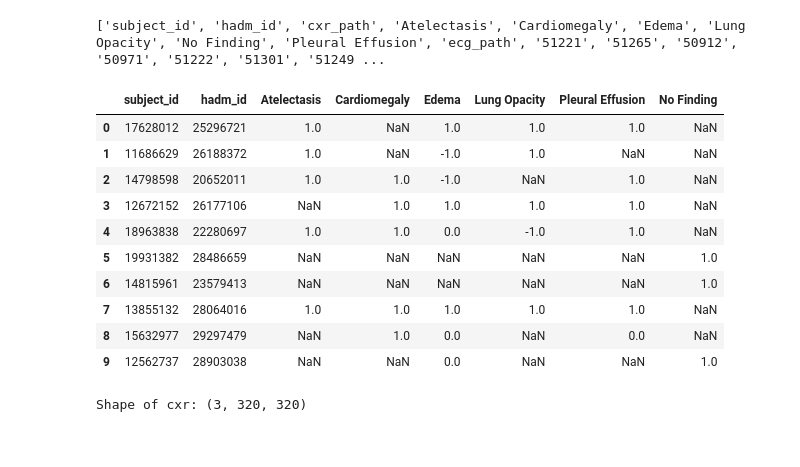
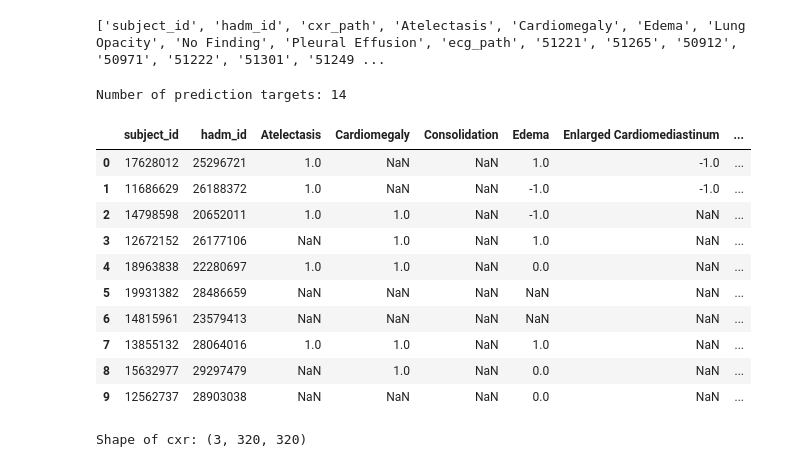
Before and after one commit to rittick-create/Pipeline1, a Jupyter notebook: Pipeline2/dataset/symile_mimic_data.ipynb, the cells around one changed output. Cells and saved outputs as stored; diff of their text form; code cells hidden in the pictures.

```diff
--- a/Pipeline2/dataset/symile_mimic_data.ipynb
+++ b/Pipeline2/dataset/symile_mimic_data.ipynb
@@ -36,28 +36,26 @@ print(train_df.columns.tolist())
 # %% [output]
 ['subject_id', 'hadm_id', 'cxr_path', 'Atelectasis', 'Cardiomegaly', 'Edema', 'Lung Opacity', 'No Finding', 'Pleural Effusion', 'ecg_path', '51221', '51265', '50912', '50971', '51222', '51301', '51249 ...
 # %%
-TARGETS = [
-    "Atelectasis",
-    "Cardiomegaly",
-    "Edema",
-    "Lung Opacity",
-    "Pleural Effusion",
-    "No Finding",
-]
+PIPELINE_ROOT = DATASET_PATH.parents[1] / "Pipeline2"
+if str(PIPELINE_ROOT) not in sys.path:
+    sys.path.insert(0, str(PIPELINE_ROOT))
+from utils.data_helper import TARGETS
 
+print("Number of prediction targets:", len(TARGETS))
 display(train_df[["subject_id", "hadm_id", *TARGETS]].head(10))
 # %% [output]
+Number of prediction targets: 14
-|  | subject_id | hadm_id | Atelectasis | Cardiomegaly | Edema | Lung Opacity | Pleural Effusion | No Finding |
-| 0 | 17628012 | 25296721 | 1.0 | NaN | 1.0 | 1.0 | 1.0 | NaN |
-| 1 | 11686629 | 26188372 | 1.0 | NaN | -1.0 | 1.0 | NaN | NaN |
-| 2 | 14798598 | 20652011 | 1.0 | 1.0 | -1.0 | NaN | 1.0 | NaN |
-| 3 | 12672152 | 26177106 | NaN | 1.0 | 1.0 | 1.0 | 1.0 | NaN |
-| 4 | 18963838 | 22280697 | 1.0 | 1.0 | 0.0 | -1.0 | 1.0 | NaN |
-| 5 | 19931382 | 28486659 | NaN | NaN | NaN | NaN | NaN | 1.0 |
-| 6 | 14815961 | 23579413 | NaN | NaN | NaN | NaN | NaN | 1.0 |
-| 7 | 13855132 | 28064016 | 1.0 | 1.0 | 1.0 | 1.0 | 1.0 | NaN |
-| 8 | 15632977 | 29297479 | NaN | 1.0 | 0.0 | NaN | 0.0 | NaN |
-| 9 | 12562737 | 28903038 | NaN | NaN | 0.0 | NaN | NaN | 1.0 |
+|  | subject_id | hadm_id | Atelectasis | Cardiomegaly | Consolidation | Edema | Enlarged Cardiomediastinum | ... |
+| 0 | 17628012 | 25296721 | 1.0 | NaN | NaN | 1.0 | -1.0 | ... |
+| 1 | 11686629 | 26188372 | 1.0 | NaN | NaN | -1.0 | -1.0 | ... |
+| 2 | 14798598 | 20652011 | 1.0 | 1.0 | NaN | -1.0 | NaN | ... |
+| 3 | 12672152 | 26177106 | NaN | 1.0 | NaN | 1.0 | NaN | ... |
+| 4 | 18963838 | 22280697 | 1.0 | 1.0 | NaN | 0.0 | NaN | ... |
+| 5 | 19931382 | 28486659 | NaN | NaN | NaN | NaN | NaN | ... |
+| 6 | 14815961 | 23579413 | NaN | NaN | NaN | NaN | NaN | ... |
+| 7 | 13855132 | 28064016 | 1.0 | 1.0 | NaN | 1.0 | NaN | ... |
+| 8 | 15632977 | 29297479 | NaN | 1.0 | NaN | 0.0 | NaN | ... |
+| 9 | 12562737 | 28903038 | NaN | NaN | NaN | 0.0 | NaN | ... |
 # %%
 #we need to use data_npy to use the proccesses cxr image pixels.
 # %%
```
Also changed, not shown: parts of 7 cells of this notebook, 16 other files.
